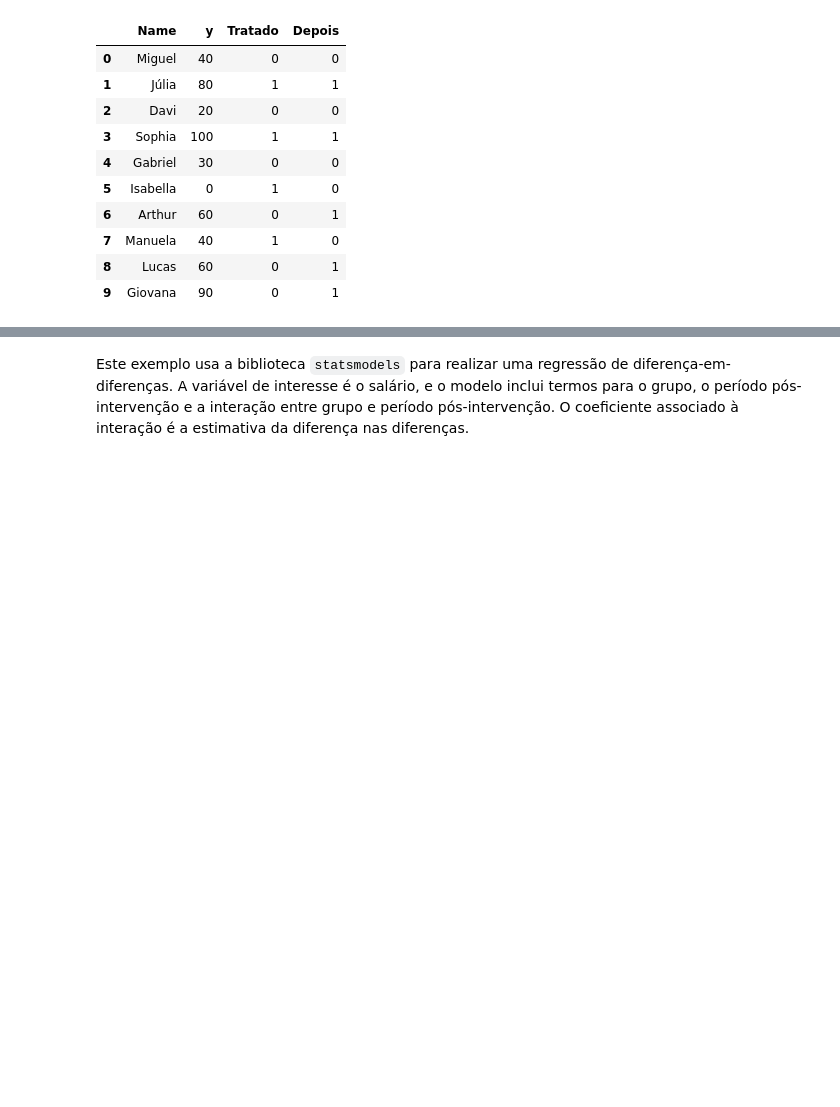
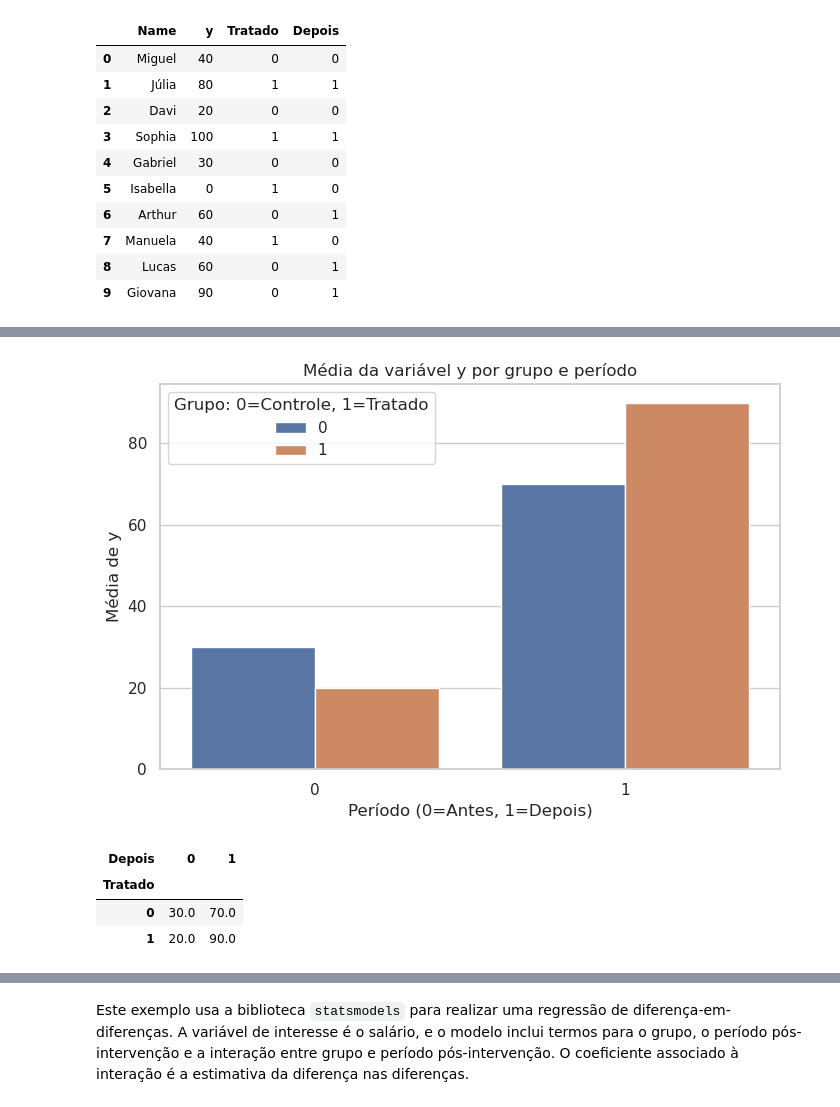
Before and after one commit to AILAB-CEFET-RJ/gcc1625, a Jupyter notebook: notebooks/12_diff_in_diff.ipynb, the cells around one changed output, grey strips where cells are left out. Drawn from its saved outputs; the diff is of its cells as text; code cells hidden in the pictures; blank space fills up the shorter version.

```diff
--- a/notebooks/12_diff_in_diff.ipynb
+++ b/notebooks/12_diff_in_diff.ipynb
@@ -56,17 +136,3 @@ df.head(10)
 | 7 | Manuela | 40 | 1 | 0 |
 | 8 | Lucas | 60 | 0 | 1 |
 | 9 | Giovana | 90 | 0 | 1 |
-# %%
-# # Criando variáveis dummy para os grupos e o período pós-intervenção
-# df['grupo_dummy'] = df['grupo'].apply(lambda x: 1 if x == 'TG' else 0)
-# df['pos_intervencao'] = df['intervencao'].apply(lambda x: 1 if x == 'Depois' else 0)
-
-# Criando a variável de interação
-df['grupo_pos_interacao'] = df['D_Post'] * df['D_Tr']
-
-# Ajustando o modelo de diferença-em-diferenças
-model = sm.OLS(df['y'], sm.add_constant(df[['D_Post', 'D_Tr', 'grupo_pos_interacao']]))
-result = model.fit()
-
-# Imprimindo os resultados
-print(result.summary())
@@ -90,0 +145,24 @@ Notes:
+# %%
+import seaborn as sns
+import matplotlib.pyplot as plt
+
+# Gráfico de barras com média de y por grupo e tempo
+sns.set_theme(style="whitegrid")
+plt.figure(figsize=(8, 5))
+sns.barplot(data=df, x='Depois', y='y', hue='Tratado', errorbar=None)
+plt.title("Média da variável y por grupo e período")
+plt.xlabel("Período (0=Antes, 1=Depois)")
+plt.ylabel("Média de y")
+plt.legend(title="Grupo: 0=Controle, 1=Tratado")
+plt.show()
+# %% [output]
+[figure, added]
+# %%
+# Alternativamente, podemos inspecionar as médias numéricas:
+
+df.groupby(['Tratado', 'Depois'])['y'].mean().unstack()
+# %% [output]
+| Depois | 0 | 1 |
+| Tratado |  |  |
+| 0 | 30.0 | 70.0 |
+| 1 | 20.0 | 90.0 |
```
Also changed, not shown: parts of 25 cells of this notebook, 2 other files.
